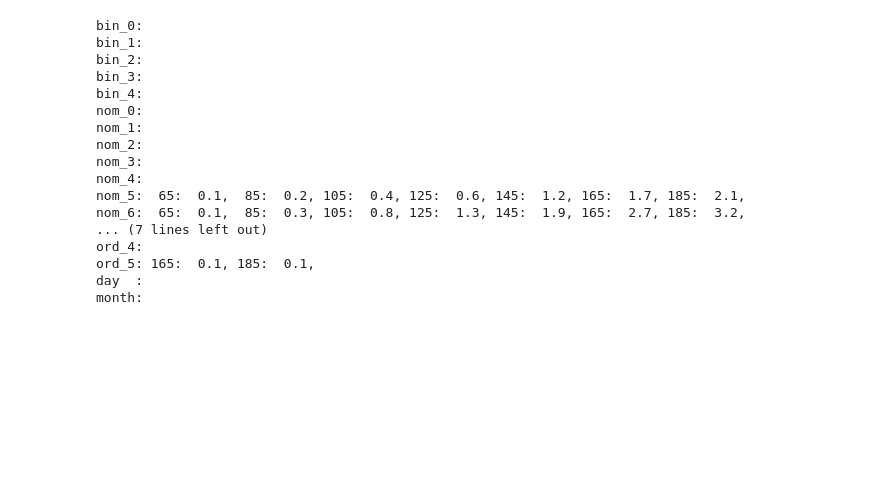
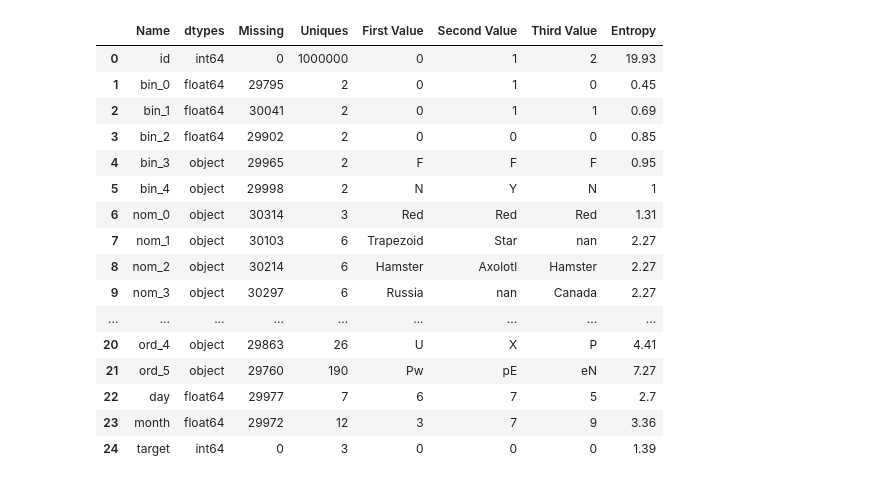
Before and after one commit to viktorsapozhok/cafeen, a Jupyter notebook: notebooks/1_simple_eda.ipynb, the cells around one changed output. Saved outputs shown, nothing was run; the diff lists cells and outputs as text; code cells hidden in the pictures; blank space fills up the shorter version.

```diff
--- a/notebooks/1_simple_eda.ipynb
+++ b/notebooks/1_simple_eda.ipynb
@@ -135,35 +21,34 @@ month:
-# %%
-from cafeen import utils
-df = utils.mark_as_na(df, ['nom_5', 'nom_6', 'nom_9'], threshold=50)
-
-for col in df.columns:
-    if col not in ['id', 'target']:
-        counts = df.groupby(col)['target'].count()
-
-        sum_counts = ''
-
-        for n in range(5, 200, 20):
-            nobs = 100 * counts[counts < n].sum() / len(train)
-
-            if nobs > 0:
-                sum_counts += f'{n:3.0f}: {nobs:4.1f}, '
-
-        print(f'{col:5s}: {sum_counts}')
-# %% [output]
-bin_0:
-bin_1:
-bin_2:
-bin_3:
-bin_4:
-nom_0:
-nom_1:
-nom_2:
-nom_3:
-nom_4:
-nom_5:  65:  0.1,  85:  0.2, 105:  0.4, 125:  0.6, 145:  1.2, 165:  1.7, 185:  2.1,
-nom_6:  65:  0.1,  85:  0.3, 105:  0.8, 125:  1.3, 145:  1.9, 165:  2.7, 185:  3.2,
-... (7 lines left out)
-ord_4:
-ord_5: 165:  0.1, 185:  0.1,
-day  :
-month:
+# %%
+df, _ = utils.read_data()
+# %%
+summary = pd.DataFrame(df.dtypes,columns=['dtypes'])
+summary = summary.reset_index()
+summary['Name'] = summary['index']
+summary = summary[['Name','dtypes']]
+summary['Missing'] = df.isnull().sum().values
+summary['Uniques'] = df.nunique().values
+summary['First Value'] = df.iloc[0].values
+summary['Second Value'] = df.iloc[1].values
+summary['Third Value'] = df.iloc[2].values
+
+for name in summary['Name'].value_counts().index:
+    summary.loc[summary['Name'] == name, 'Entropy'] = round(stats.entropy(df[name].value_counts(normalize=True), base=2),2)
+summary.style.background_gradient(cmap='Pastel1')
+# %% [output]
+|  | Name | dtypes | Missing | Uniques | First Value | Second Value | Third Value | Entropy |
+| 0 | id | int64 | 0 | 1000000 | 0 | 1 | 2 | 19.93 |
+| 1 | bin_0 | float64 | 29795 | 2 | 0 | 1 | 0 | 0.45 |
+| 2 | bin_1 | float64 | 30041 | 2 | 0 | 1 | 1 | 0.69 |
+| 3 | bin_2 | float64 | 29902 | 2 | 0 | 0 | 0 | 0.85 |
+| 4 | bin_3 | object | 29965 | 2 | F | F | F | 0.95 |
+| 5 | bin_4 | object | 29998 | 2 | N | Y | N | 1 |
+| 6 | nom_0 | object | 30314 | 3 | Red | Red | Red | 1.31 |
+| 7 | nom_1 | object | 30103 | 6 | Trapezoid | Star | nan | 2.27 |
+| 8 | nom_2 | object | 30214 | 6 | Hamster | Axolotl | Hamster | 2.27 |
+| 9 | nom_3 | object | 30297 | 6 | Russia | nan | Canada | 2.27 |
+| ... | ... | ... | ... | ... | ... | ... | ... | ... |
+| 20 | ord_4 | object | 29863 | 26 | U | X | P | 4.41 |
+| 21 | ord_5 | object | 29760 | 190 | Pw | pE | eN | 7.27 |
+| 22 | day | float64 | 29977 | 7 | 6 | 7 | 5 | 2.7 |
+| 23 | month | float64 | 29972 | 12 | 3 | 7 | 9 | 3.36 |
+| 24 | target | int64 | 0 | 3 | 0 | 0 | 0 | 1.39 |
```
Also changed, not shown: parts of 18 cells of this notebook, 4 other files.
